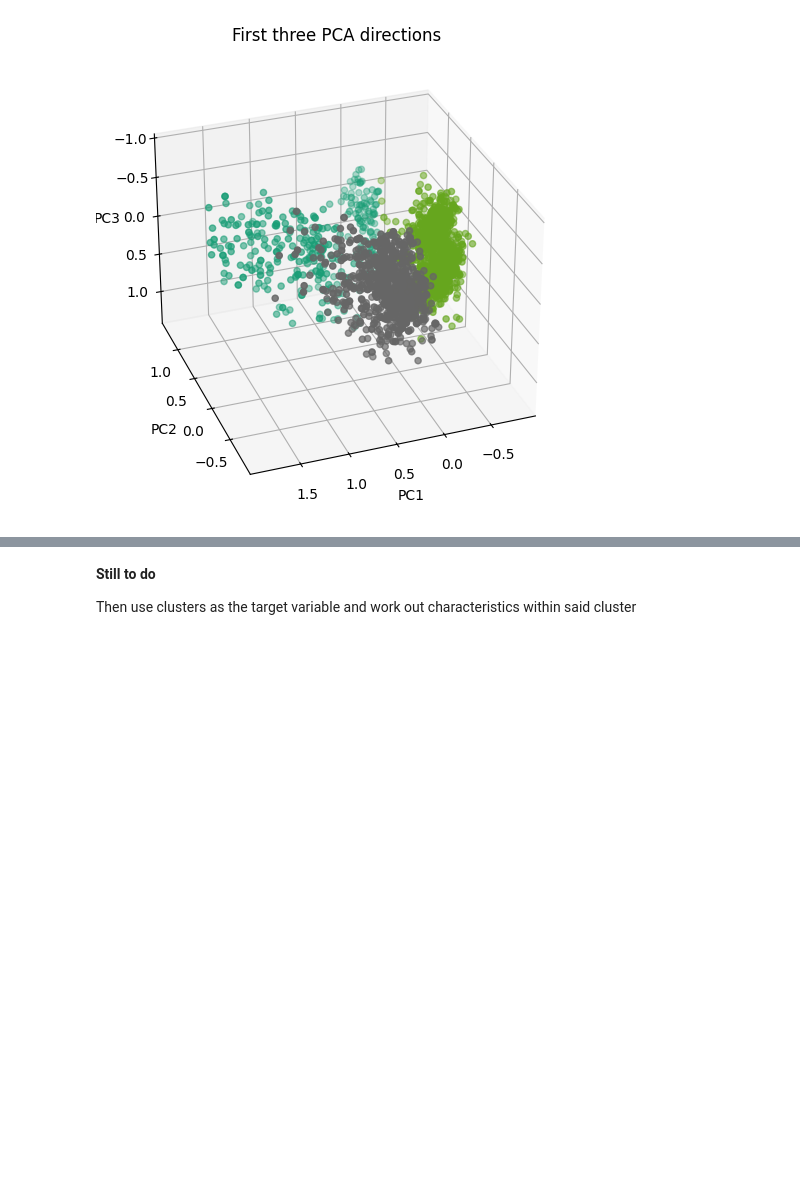
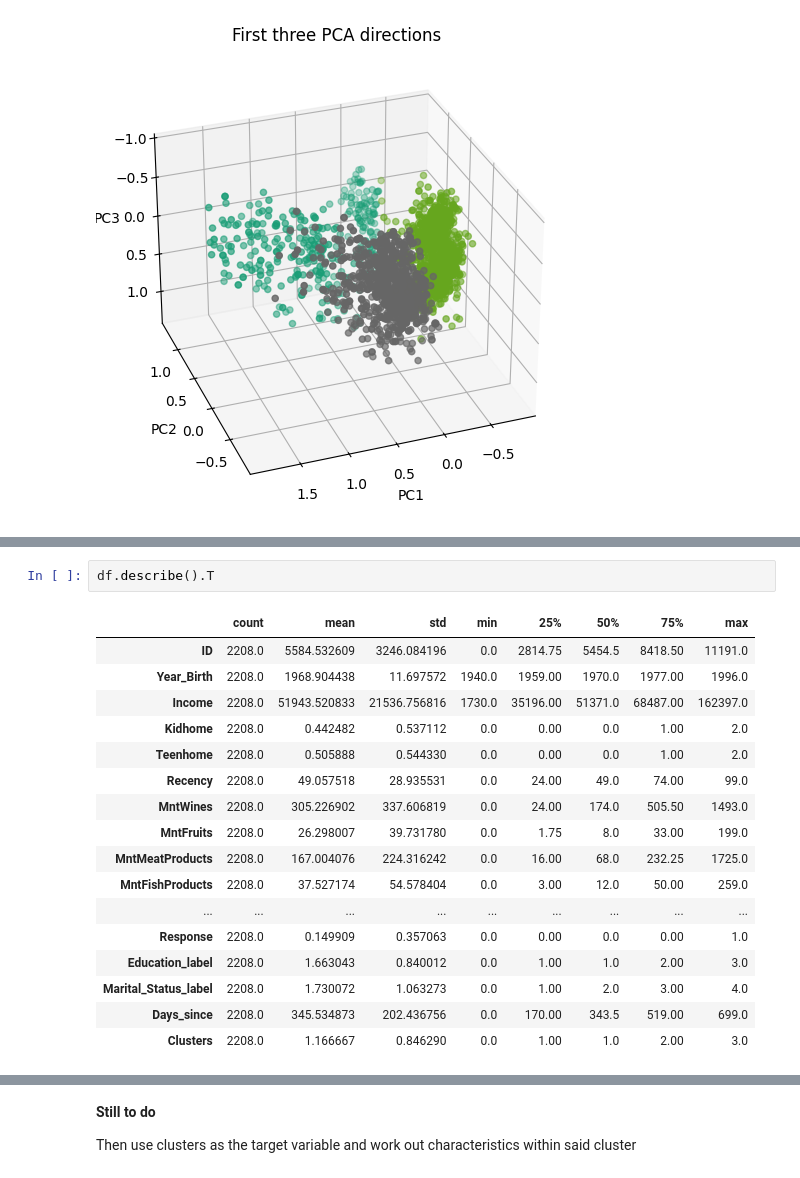
Before and after one commit to Swalke20/DLS_Project, a Jupyter notebook: 4. Customer Segmentation Project/Customer_segmentation_project.ipynb, the cells around one changed output, grey strips where cells are left out. Drawn from its saved outputs; the diff is of its cells as text; blank space fills up the shorter version.

```diff
--- a/4. Customer Segmentation Project/Customer_segmentation_project.ipynb
+++ b/4. Customer Segmentation Project/Customer_segmentation_project.ipynb
@@ -739,0 +763,20 @@ Text(0.5, 0, 'PC3')
+# %%
+df.describe().T
+# %% [output]
+|  | count | mean | std | min | 25% | 50% | 75% | max |
+| ID | 2208.0 | 5584.532609 | 3246.084196 | 0.0 | 2814.75 | 5454.5 | 8418.50 | 11191.0 |
+| Year_Birth | 2208.0 | 1968.904438 | 11.697572 | 1940.0 | 1959.00 | 1970.0 | 1977.00 | 1996.0 |
+| Income | 2208.0 | 51943.520833 | 21536.756816 | 1730.0 | 35196.00 | 51371.0 | 68487.00 | 162397.0 |
+| Kidhome | 2208.0 | 0.442482 | 0.537112 | 0.0 | 0.00 | 0.0 | 1.00 | 2.0 |
+| Teenhome | 2208.0 | 0.505888 | 0.544330 | 0.0 | 0.00 | 0.0 | 1.00 | 2.0 |
+| Recency | 2208.0 | 49.057518 | 28.935531 | 0.0 | 24.00 | 49.0 | 74.00 | 99.0 |
+| MntWines | 2208.0 | 305.226902 | 337.606819 | 0.0 | 24.00 | 174.0 | 505.50 | 1493.0 |
+| MntFruits | 2208.0 | 26.298007 | 39.731780 | 0.0 | 1.75 | 8.0 | 33.00 | 199.0 |
+| MntMeatProducts | 2208.0 | 167.004076 | 224.316242 | 0.0 | 16.00 | 68.0 | 232.25 | 1725.0 |
+| MntFishProducts | 2208.0 | 37.527174 | 54.578404 | 0.0 | 3.00 | 12.0 | 50.00 | 259.0 |
+| ... | ... | ... | ... | ... | ... | ... | ... | ... |
+| Response | 2208.0 | 0.149909 | 0.357063 | 0.0 | 0.00 | 0.0 | 0.00 | 1.0 |
+| Education_label | 2208.0 | 1.663043 | 0.840012 | 0.0 | 1.00 | 1.0 | 2.00 | 3.0 |
+| Marital_Status_label | 2208.0 | 1.730072 | 1.063273 | 0.0 | 1.00 | 2.0 | 3.00 | 4.0 |
+| Days_since | 2208.0 | 345.534873 | 202.436756 | 0.0 | 170.00 | 343.5 | 519.00 | 699.0 |
+| Clusters | 2208.0 | 1.166667 | 0.846290 | 0.0 | 1.00 | 1.0 | 2.00 | 3.0 |
```
Also changed, not shown: parts of 21 cells of this notebook.
